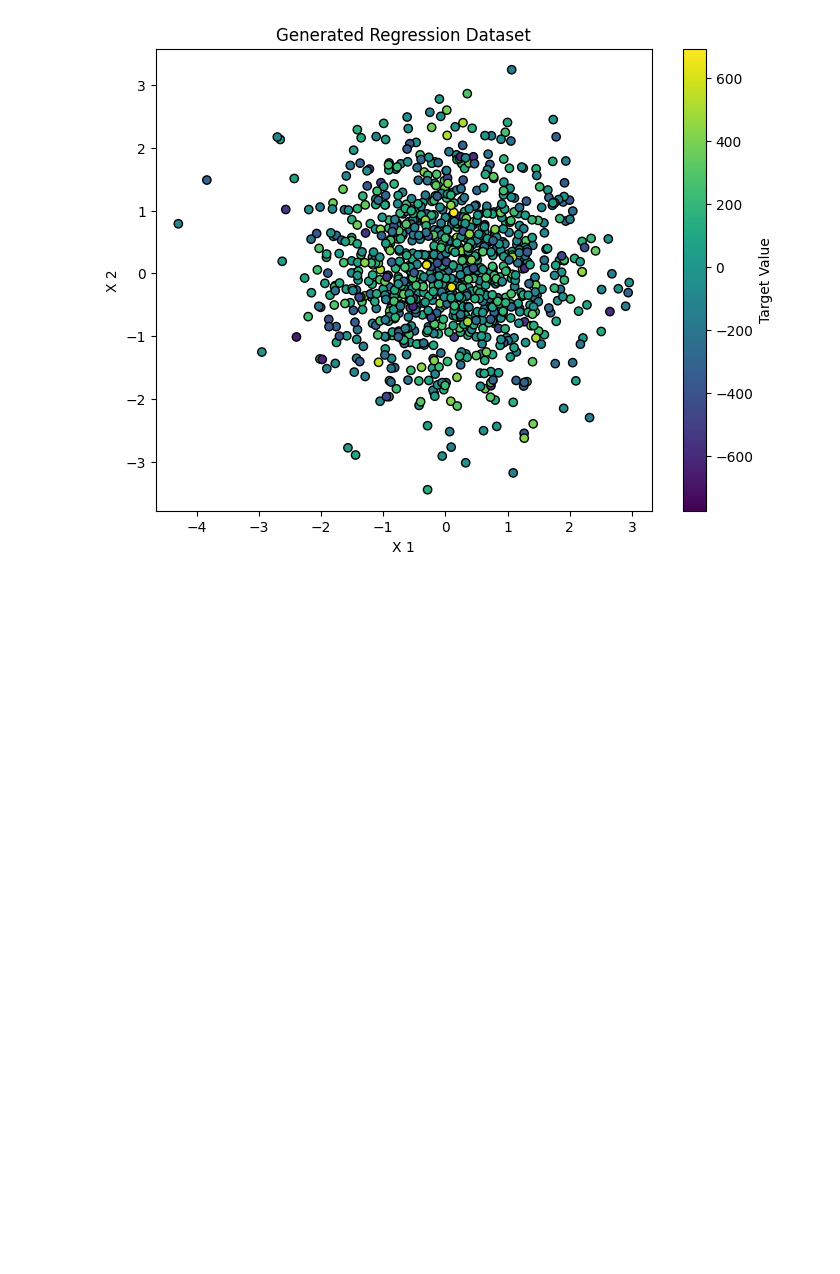
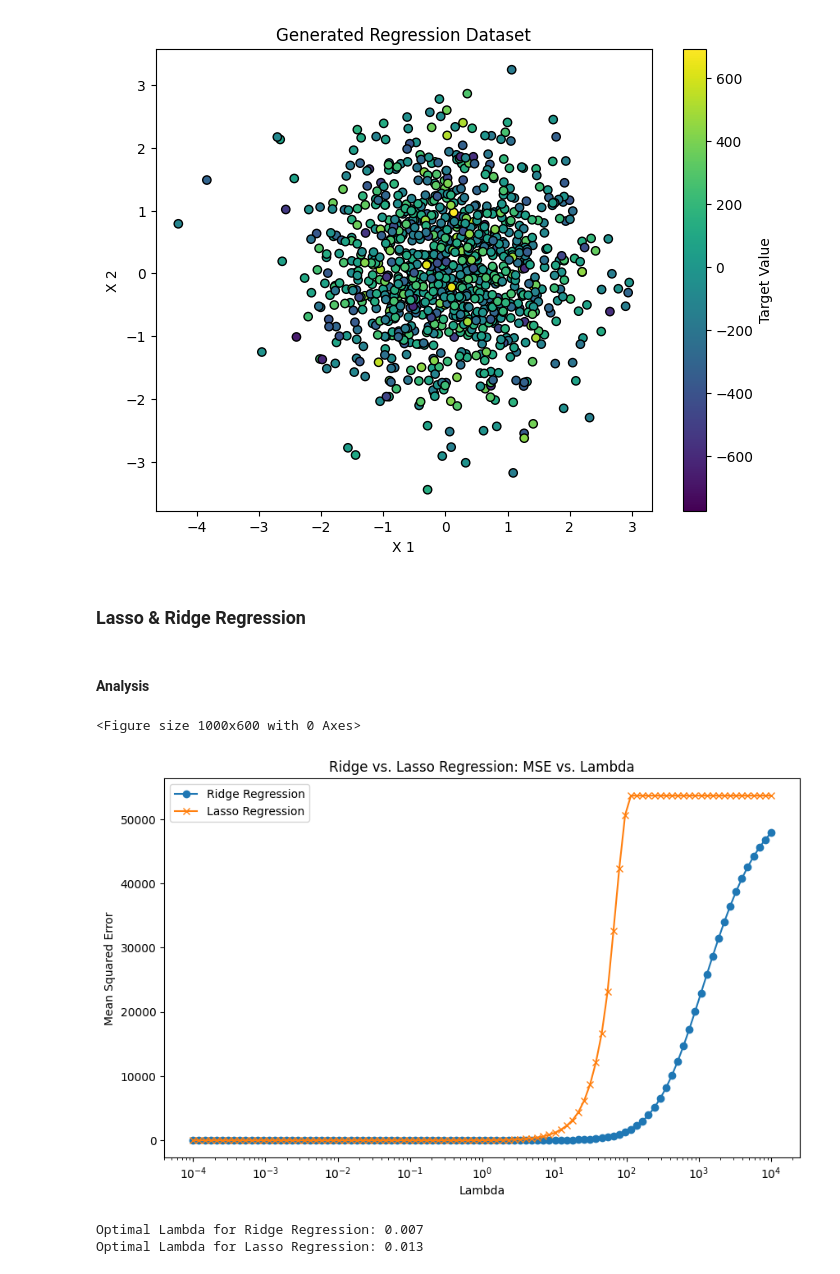
Before and after one commit to Raminyazdani/ml-model-selection-notebook, a Jupyter notebook: ml_model_selection_analysis.ipynb, the cells around one changed output. Drawn from its saved outputs; the diff is of its cells as text; code cells hidden in the pictures; blank space fills up the shorter version.

```diff
--- a/ml_model_selection_analysis.ipynb
+++ b/ml_model_selection_analysis.ipynb
@@ -247,3 +247,58 @@ X_regression, y_regression = make_regression(n_samples=1000, n_features=50, n_in
 plot_regression_dataset(X_regression, y_regression, title="Generated Regression Dataset")
 # %% [output]
 [figure]
+# %% [markdown]
+### Lasso & Ridge Regression
+# %% [markdown]
+
+#### Analysis
+# %%
+import numpy as np
+import matplotlib.pyplot as plt
+from sklearn.linear_model import Ridge, Lasso
+from sklearn.model_selection import train_test_split
+from sklearn.model_selection import KFold, cross_val_score
+
+
+X_train, X_test, y_train, y_test = train_test_split(X_regression, y_regression, test_size=0.3, random_state=42)
+
+# Define a range of lambda values
+lambda_values = np.logspace(-4, 4, 100)
+mse_ridge = []
+mse_lasso = []
+
+# Define K-Fold cross-validation - NOTE we using the inbuilt KFold here
+kf = KFold(n_splits=5, shuffle=True, random_state=42)
+
+# Perform K-Fold Cross-Validation for Ridge Regression
+for lambda_val in lambda_values: Fit a Ridge regression model with the current lambda value
+    mse_scores = cross_val_score(Ridge(alpha=lambda_val),X_train,y_train,cv=kf,scoring="neg_mean_squared_error") Use cross_val_score with 'neg_mean_squared_error'
+    mse_ridge.append(-mse_scores.mean())  # Negate to get positive MSE
+
+# Perform K-Fold Cross-Validation for Lasso Regression
+for lambda_val in lambda_values: Fit a Lasso regression model with the current lambda value
+    mse_scores = cross_val_score(Lasso(alpha=lambda_val),X_train, y_train, cv=kf, scoring='neg_mean_squared_error') Use cross_val_score with 'neg_mean_squared_error'
+    mse_lasso.append(-mse_scores.mean())  # Negate to get positive MSE
+
+# Plot MSE vs. Lambda for Ridge and Lasso Regression
+plt.figure(figsize=(10, 6))
+plt.figure(figsize=(10, 6)) Plot the MSE for Ridge Regression (lambda values vs. mse_ridge)
+plt.plot(lambda_values, mse_ridge, label='Ridge Regression', marker='o') Plot the MSE for Lasso Regression (lambda values vs. mse_lasso)
+plt.plot(lambda_values, mse_lasso, label='Lasso Regression', marker='x')
+plt.xscale('log')
+plt.xlabel('Lambda')
+plt.ylabel('Mean Squared Error')
+plt.title('Ridge vs. Lasso Regression: MSE vs. Lambda')
+plt.legend()
+plt.show()
+
+# Choose the optimal lambda for each model
+optimal_lambda_ridge =  lambda_values[np.argmin(mse_ridge)] Select the best lambda value for Ridge
+optimal_lambda_lasso =  lambda_values[np.argmin(mse_lasso)] Select the best lambda value for Lasso
+print(f'Optimal Lambda for Ridge Regression: {optimal_lambda_ridge:.3f}')
+print(f'Optimal Lambda for Lasso Regression: {optimal_lambda_lasso:.3f}')
+# %% [output]
+<Figure size 1000x600 with 0 Axes>
+[figure, added]
+Optimal Lambda for Ridge Regression: 0.007
+Optimal Lambda for Lasso Regression: 0.013
```
Also changed, not shown: 1 other file.
